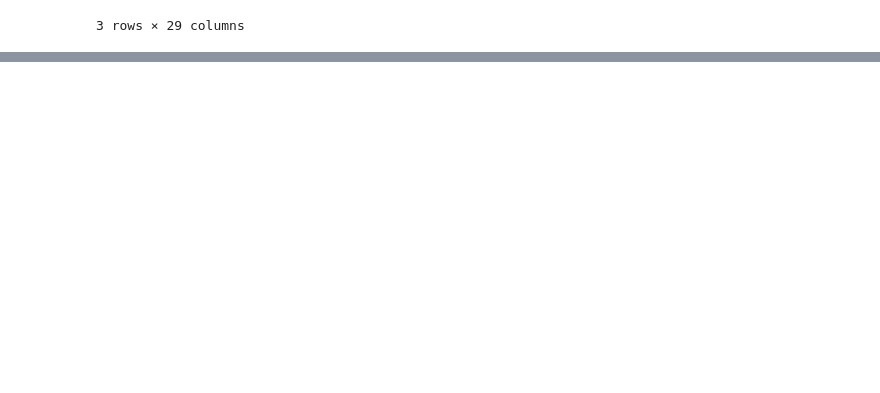
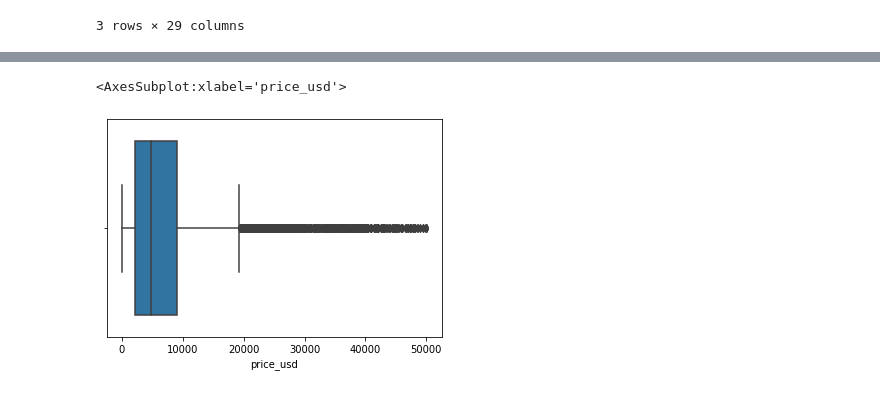
Before and after one commit to anthonymanotoa/estadistica_descriptiva_curso, a Jupyter notebook: notas-curso.ipynb, the cells around one changed output, grey strips where cells are left out. Cells and saved outputs as stored; diff of their text form; code cells hidden in the pictures; blank space fills up the shorter version.

```diff
--- a/notas-curso.ipynb
+++ b/notas-curso.ipynb
@@ -171,0 +211,6 @@ df.groupby('engine_type').count()
+# %%
+import pandas as pd
+import matplotlib.pyplot as plt
+import seaborn as sns
+
+df = pd.read_csv('cars.csv')
@@ -171,0 +259,5 @@ df.groupby('engine_type').count()
+# %%
+sns.boxplot(df['price_usd'])
+# %% [output]
+<AxesSubplot:xlabel='price_usd'>
+[figure, added]
```
Also changed, not shown: parts of 69 cells of this notebook, 1 other file.
